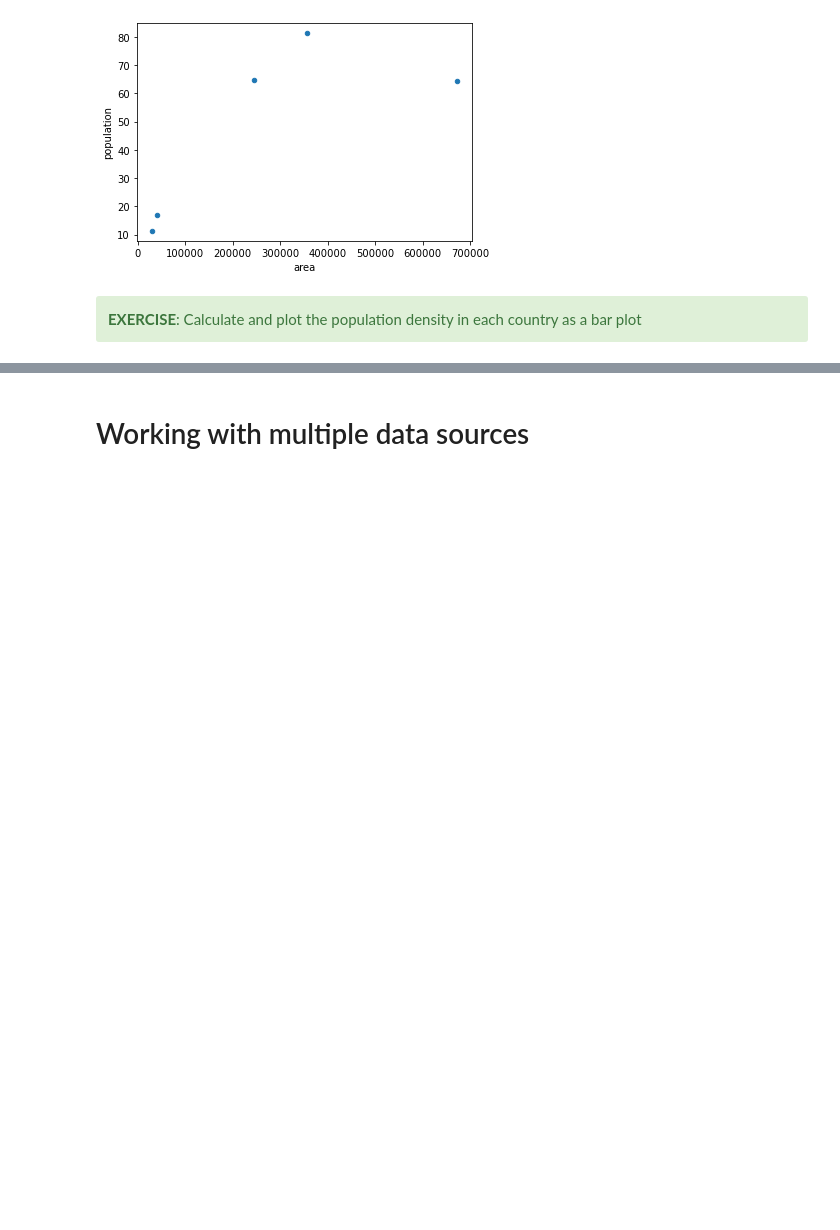
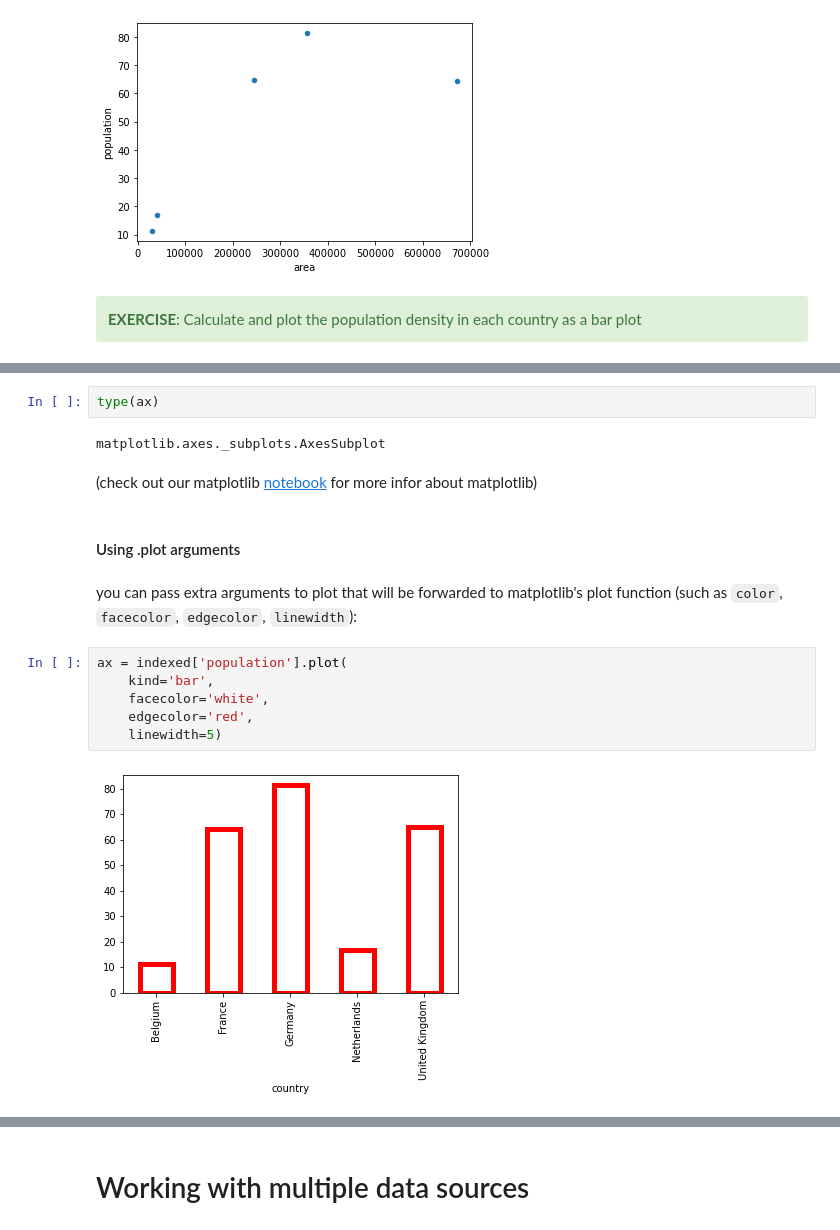
Before and after one commit to btel/2021-03-29-uj-python, a Jupyter notebook: introduction_to_pandas.ipynb, the cells around one changed output, grey strips where cells are left out. Cells and saved outputs as stored; diff of their text form; blank space fills up the shorter version.

Commit message:
update plotting in pandas

```diff
--- a/introduction_to_pandas.ipynb
+++ b/introduction_to_pandas.ipynb
@@ -280,0 +289,18 @@ indexed.plot(kind='scatter', x='area', y='population')
+# %%
+type(ax)
+# %% [output]
+matplotlib.axes._subplots.AxesSubplot
+# %% [markdown]
+(check out our matplotlib [notebook](introduction_to_matplotlib.ipynb) for more infor about matplotlib)
+# %% [markdown]
+#### Using .plot arguments
+# %% [markdown]
+you can pass extra arguments to plot that will be forwarded to matplotlib's plot function (such as `color`, `facecolor`, `edgecolor`, `linewidth`):
+# %%
+ax = indexed['population'].plot(
+    kind='bar',
+    facecolor='white',
+    edgecolor='red',
+    linewidth=5)
+# %% [output]
+[figure, added]
```
Also changed, not shown: parts of 44 cells of this notebook.
